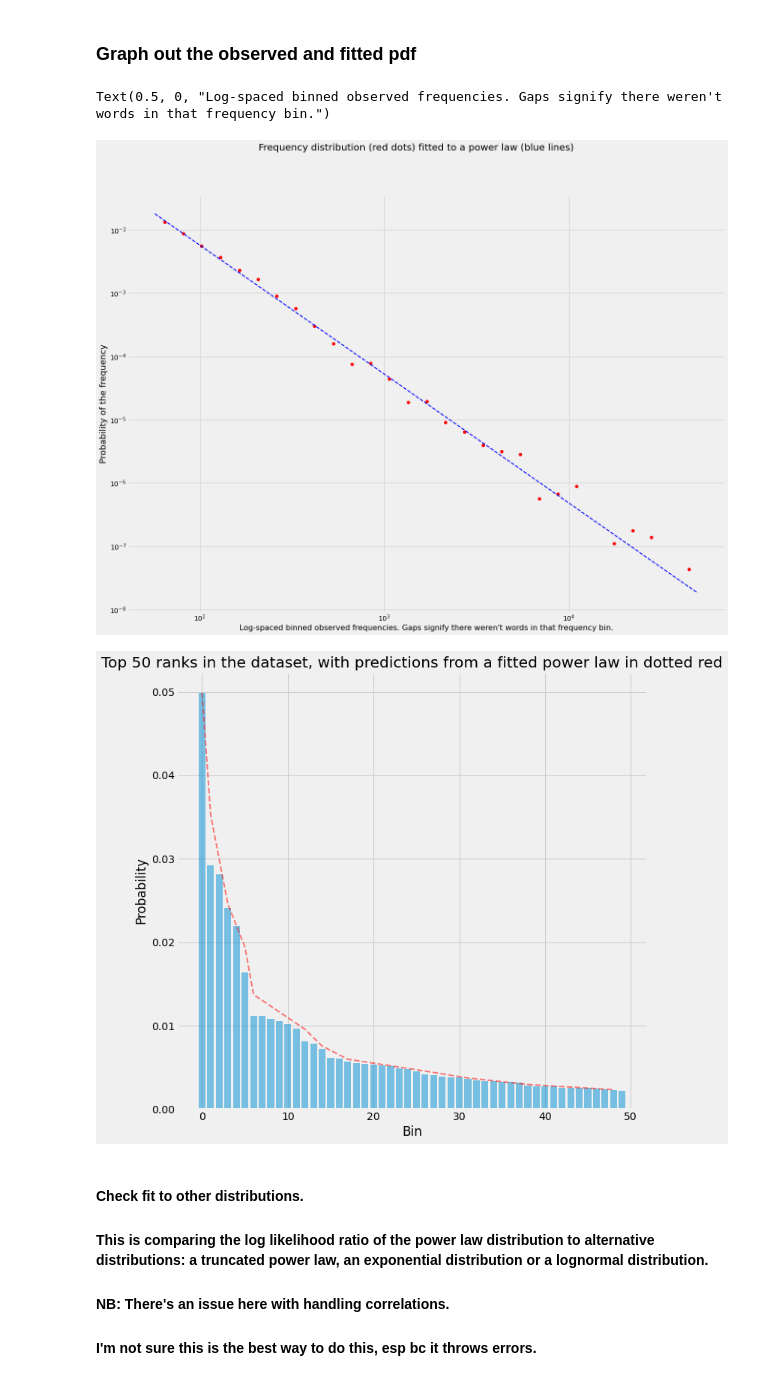
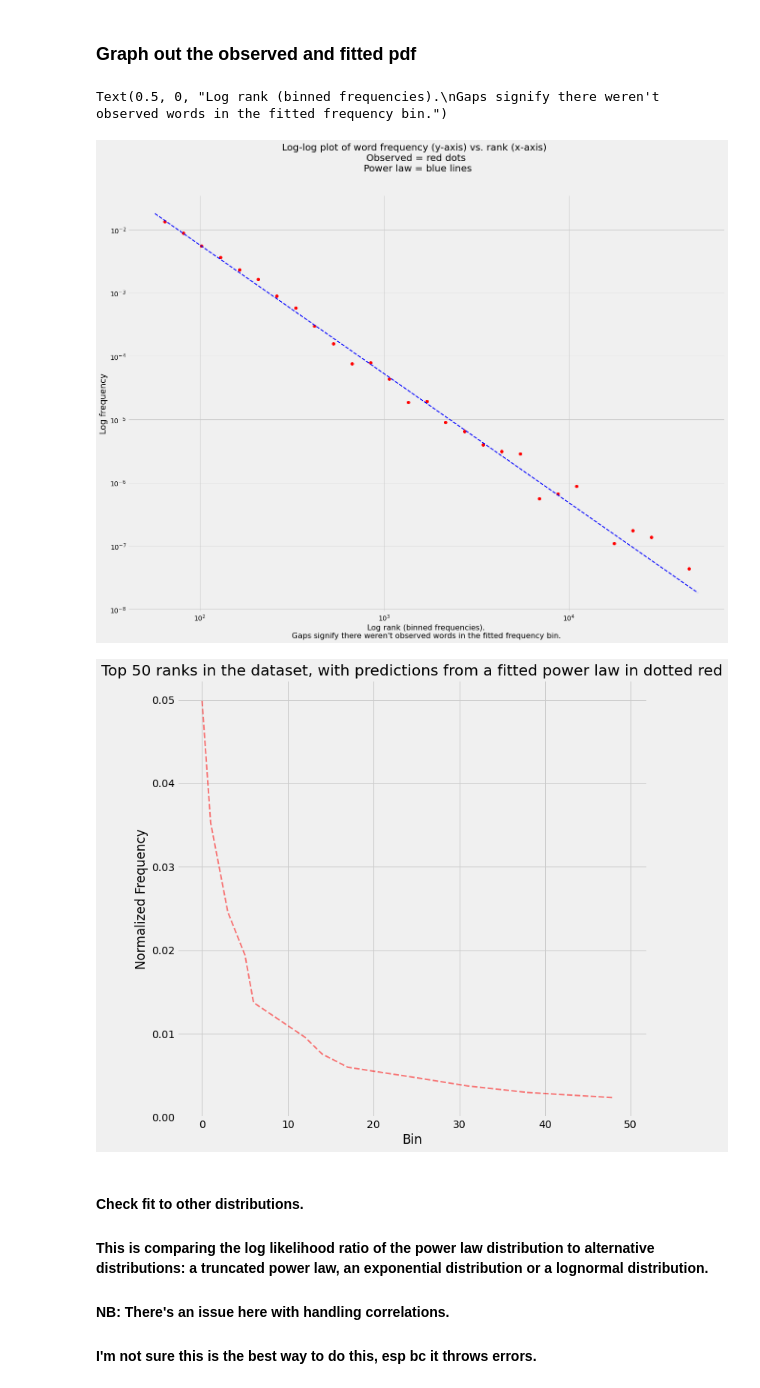
Before and after one commit to huggingface/data-measurements-tool, a Jupyter notebook: notebooks/Zipfs-Powerlaw.ipynb, the cells around one changed output. Cells and saved outputs as stored; diff of their text form; code cells hidden in the pictures.

```diff
--- a/notebooks/Zipfs-Powerlaw.ipynb
+++ b/notebooks/Zipfs-Powerlaw.ipynb
@@ -150,17 +150,18 @@ fit = powerlaw.Fit(observed_counts, fit_method="KS", discrete=True)
 # bins_edges = The edges of the bins of the probability density function.
 # The portion of the data that is within the bin. Length 1 less than bin_edges, as it corresponds to the spaces between them.
 # .pdf() returns the probability density function (normalized histogram) of the theoretical distribution
-bin_edges, observed_probabilities = fit.pdf(original_data=True)
+bin_edges, log_observed_probabilities = fit.pdf(original_data=True)
 #observed_probabilities = observed_counts/norm
 # The estimated values
 # power_law.pdf() returns the probability density function (normalized histogram) of the data.
-predicted_probabilities = fit.power_law.pdf()
+log_predicted_probabilities = fit.power_law.pdf()
 alpha = fit.power_law.alpha
 xmin = fit.power_law.xmin
 distance = fit.power_law.KS()
 
 # Ditching the values returned from the Fit method and just
 # calculating the pdf directly.  Revisit.
+#np.array(observed_counts)/norm
 observed_probabilities = np.flip(observed_counts/norm)
 predicted_probabilities = np.flip(bin_edges/norm)
 
@@ -243,12 +255,12 @@ fig = plt.figure(figsize=(20,15))
 fit.plot_pdf(color='r', linewidth=0, linestyle=':', marker='o')
 # The pdf of the best fit powerlaw
 fit.power_law.plot_pdf(color='b', linestyle='--', linewidth=2)
-fig.suptitle('Frequency distribution (red dots) fitted to a power law (blue lines)', fontsize=20)
-plt.ylabel('Probability of the frequency', fontsize=18)
-plt.xlabel('Log-spaced binned observed frequencies. Gaps signify there weren\'t words in that frequency bin.', fontsize=16)
+fig.suptitle('Log-log plot of word frequency (y-axis) vs. rank (x-axis) \nObserved = red dots\n Power law = blue lines', fontsize=20)
+plt.ylabel('Log frequency', fontsize=18)
+plt.xlabel('Log rank (binned frequencies).\nGaps signify there weren\'t observed words in the fitted frequency bin.', fontsize=16)
 # %% [output]
-Text(0.5, 0, "Log-spaced binned observed frequencies. Gaps signify there weren't words in that frequency bin.")
+Text(0.5, 0, "Log rank (binned frequencies).\nGaps signify there weren't observed words in the fitted frequency bin.")
-[figure, old version]
+[figure, new version]
 # %%
 def plot_zipf(observed, predicted_x, predicted_y, alpha=1, multiplier=1):
     """
@@ -263,14 +275,14 @@ def plot_zipf(observed, predicted_x, predicted_y, alpha=1, multiplier=1):
     plt.figure(figsize=(10,10))
     plt.bar(y_bins, observed[:max_rank]*multiplier, align='center', alpha=0.5)
     plt.plot(smaller_predicted_x, predicted_y[:len(smaller_predicted_x)]*multiplier, color='r', linestyle='--',linewidth=2,alpha=0.5)
-    plt.ylabel('Probability')
+    plt.ylabel('Normalized Frequency')
     plt.xlabel('Bin')
     plt.title("Top %s ranks in the dataset, with predictions from a fitted power law in dotted red" % max_rank)
 # %%
 # Clean this up so you're not making these calculations here.
-plot_zipf(np.array(observed_counts)/norm, np.array(predicted_x_axis), np.array(predicted_y_axis)/norm, alpha=alpha)
+plot_zipf(observed_probabilities, np.array(predicted_x_axis), np.array(predicted_y_axis)/norm, alpha=alpha)
 # %% [output]
-[figure, old version]
+[figure, new version]
 # %% [markdown]
 #### Check fit to other distributions.
 #### This is comparing the log likelihood ratio of the power law distribution to alternative distributions: a truncated power law, an exponential distribution or a lognormal distribution.
```
Also changed, not shown: parts of 1 cell of this notebook.
